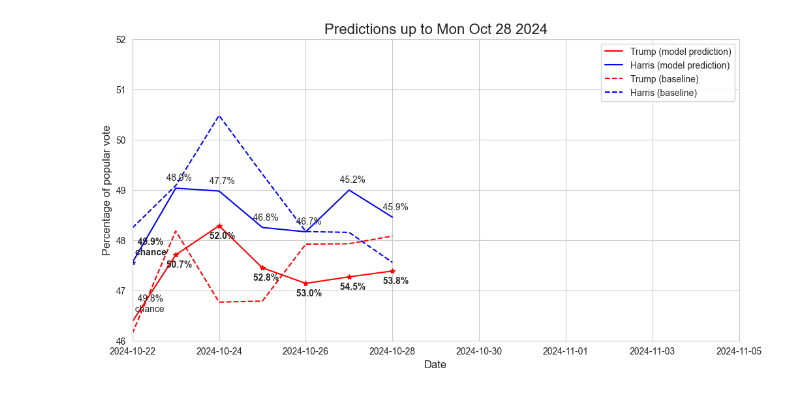
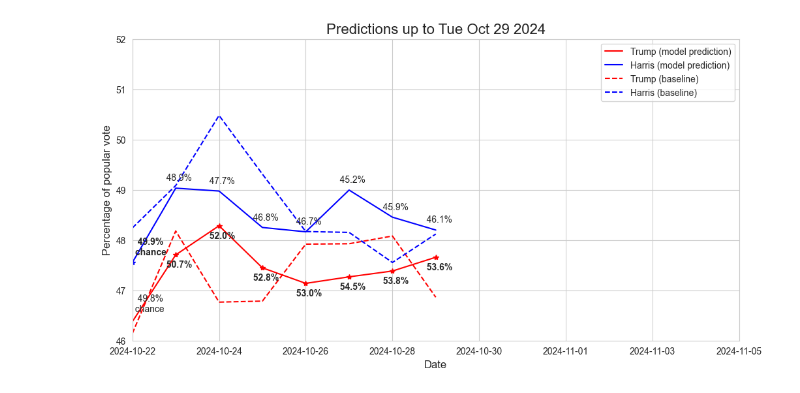
Before and after one commit to wh33les/2024ElectionForecast, a Jupyter notebook: swing_states_and_updates.ipynb, the cells around one changed output. Drawn from its saved outputs; the diff is of its cells as text; code cells hidden in the pictures.

```diff
--- a/swing_states_and_updates.ipynb
+++ b/swing_states_and_updates.ipynb
@@ -202,10 +153,9 @@ y_trump_mod = previous.loc[previous['candidate'] == "Donald Trump", 'model']
 y_trump_baseline = previous.loc[previous['candidate'] == "Donald Trump", 'baseline']
 y_harris_mod = previous.loc[previous['candidate'] == "Kamala Harris", 'model']
 y_harris_baseline = previous.loc[previous['candidate'] == "Kamala Harris", 'baseline']
-y_trump_win_model = previous.loc[previous['candidate'] == "Donald Trump", 'election_winner_model']
-y_trump_win_bl = previous.loc[previous['candidate'] == "Donald Trump", 'election_winner_bl']
-y_harris_win_model = previous.loc[previous['candidate'] == "Kamala Harris", 'election_winner_model']
-y_harris_win_bl = previous.loc[previous['candidate'] == "Kamala Harris", 'election_winner_bl']
+y_trump_win_538 = previous.loc[previous['candidate'] == "Donald Trump", 'election_winner_538']
+y_harris_win_538 = previous.loc[previous['candidate'] == "Kamala Harris", 'election_winner_538']
+
 ## Run this code
 sns.set_style("whitegrid")
 
@@ -223,10 +173,8 @@ plt.plot(x, y_trump_mod, 'r', label="Trump (model prediction)")
 plt.plot(x, y_harris_mod, 'b', label="Harris (model prediction)")
 plt.plot(x, y_trump_baseline, 'r--', label="Trump (baseline)")
 plt.plot(x, y_harris_baseline, 'b--', label="Harris (baseline)")
-plt.plot(x, y_trump_win_model, 'r*')
-plt.plot(x, y_harris_win_model, 'b*')
-#plt.plot(x, y_trump_win_bl, 'r.')
-#plt.plot(x, y_harris_win_bl, 'b.')
+plt.plot(x, y_trump_win_538, 'r*')
+plt.plot(x, y_harris_win_538, 'b*')
 
 ## we can add axis labels
 ## and control their fontsize
@@ -243,7 +191,7 @@ plt.ylabel("Percentage of popular vote", fontsize=12)
 plt.xlim(datetime(2024, 10, 22), datetime(2024, 11, 5))
 
 # Set the x-axis starting tick
-plt.xticks(ticks=[datetime(2024, 10, 22), datetime(2024, 10, 24), datetime(2024, 10, 26),
+plt.xticks([datetime(2024, 10, 22), datetime(2024, 10, 24), datetime(2024, 10, 26),
                   datetime(2024, 10, 28), datetime(2024, 10, 30), datetime(2024, 11, 1),
                   datetime(2024, 11, 3), datetime(2024, 11, 5)])
 
@@ -252,7 +200,7 @@ plt.ylim(46, 52)
 
 ## Also a title
 ## again make it large font
-plt.title("Predictions up to "+str(latest_date.strftime('%a %b %d %Y')), fontsize=16) # 28 Oct
+plt.title("Predictions up to "+str(latest_date.strftime('%a %b %d %Y')), fontsize=16) # 29 Oct
 
 
 ## plt.legend() adds the legend to the plot
@@ -285,32 +233,37 @@ plt.annotate("  46.8%",# \n chance",
              xy=(datetime(2024, 10, 25), y_harris_mod[18]),
              xytext=(datetime(2024, 10, 24)+pd.Timedelta(hours=16), y_harris_mod[18]+0.15))
 plt.annotate("  53.0%",# \n chance",
              xy=(datetime(2024, 10, 26), y_trump_mod[4]),
              xytext=(datetime(2024, 10, 25)+pd.Timedelta(hours=16), y_trump_mod[4]-0.25), fontweight='bold')
 plt.annotate("  46.7%",# \n chance",
              xy=(datetime(2024, 10, 26), y_harris_mod[19]),
              xytext=(datetime(2024, 10, 25)+pd.Timedelta(hours=16), y_harris_mod[19]+0.15))
 plt.annotate("  54.5%",# \n chance",
              xy=(datetime(2024, 10, 27), y_trump_mod[5]),
              xytext=(datetime(2024, 10, 26)+pd.Timedelta(hours=16), y_trump_mod[5]-0.25), fontweight='bold')
 plt.annotate("  45.2%",# \n chance",
              xy=(datetime(2024, 10, 27), y_harris_mod[20]),
              xytext=(datetime(2024, 10, 26)+pd.Timedelta(hours=16), y_harris_mod[20]+0.15))
 plt.annotate("  53.8%",# \n chance",
              xy=(datetime(2024, 10, 28), y_trump_mod[6]),
              xytext=(datetime(2024, 10, 27)+pd.Timedelta(hours=16), y_trump_mod[6]-0.25), fontweight='bold')
 plt.annotate("  45.9%",# \n chance",
              xy=(datetime(2024, 10, 28), y_harris_mod[21]),
              xytext=(datetime(2024, 10, 27)+pd.Timedelta(hours=16), y_harris_mod[21]+0.15))
-
+plt.annotate("  53.6%",# \n chance",
+             xy=(datetime(2024, 10, 29), y_trump_mod[7]),
+             xytext=(datetime(2024, 10, 28)+pd.Timedelta(hours=16), y_trump_mod[7]-0.25), fontweight='bold')
+plt.annotate("  46.1%",# \n chance",
+             xy=(datetime(2024, 10, 29), y_harris_mod[22]),
+             xytext=(datetime(2024, 10, 28)+pd.Timedelta(hours=16), y_harris_mod[22]+0.15))
 
 # Save plot as a png
 
 plt.savefig('previous_images/'+str(latest_date.strftime('%d%b'))+'.png', bbox_inches='tight')
 
 ## Always end your plotting block with plt.show
 ## in jupyter this makes sure that the plot displays
 ## properly
 plt.show()
 # %% [output]
-[figure, old version]
+[figure, new version]
```
Also changed, not shown: parts of 5 cells of this notebook, 6 other files.
